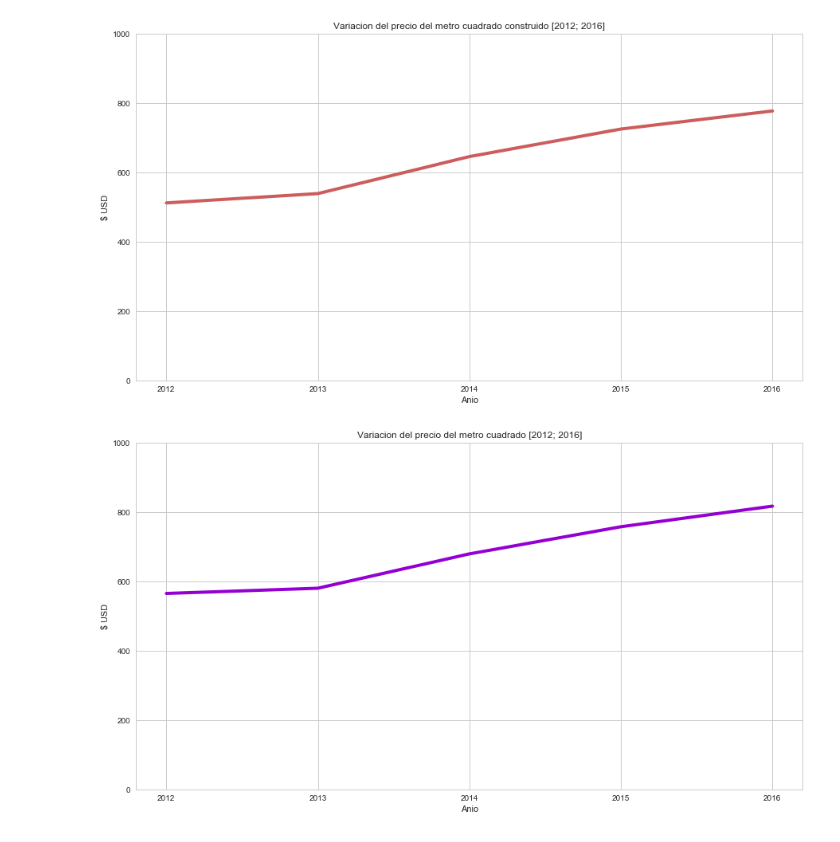
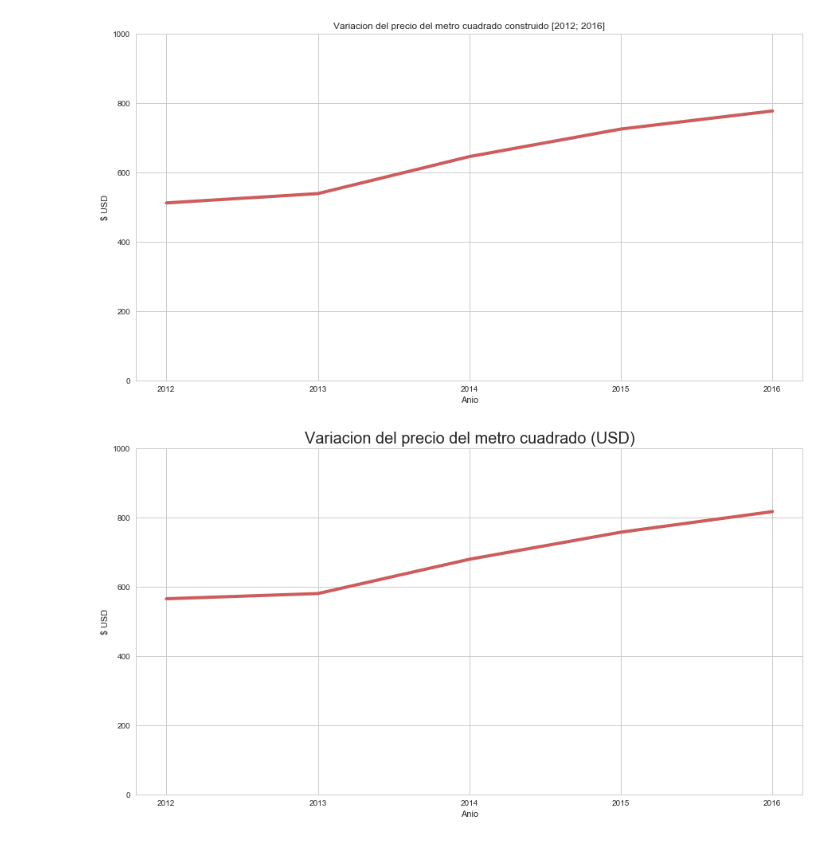
Before and after one commit to SergioCalvani/75.06-Datos-TP1-2019, a Jupyter notebook: Notebooks/AnalisisExploratorio.ipynb, the cells around one changed output. Saved outputs shown, nothing was run; the diff lists cells and outputs as text; code cells hidden in the pictures.

```diff
--- a/Notebooks/AnalisisExploratorio.ipynb
+++ b/Notebooks/AnalisisExploratorio.ipynb
@@ -183,18 +185,19 @@ plt.show()
 # %% [output]
 [figure]
 # %%
-#m2 total
-1 = [2012, 2013, 2014, 2015, 2016]
+#m2
+l = [2012, 2013, 2014, 2015, 2016]
 ax = preciom2_anio.plot(kind='line', y = ('precio m2 dolares', 'mean'), figsize=(15,8),\
-             title = "Variacion del precio del metro cuadrado [2012; 2016]",\
-             xticks=l, legend = False, color = 'darkviolet', lw = 4)
+             title = "Variacion del precio del metro cuadrado (USD)",\
+             xticks=l, legend = False, color = 'indianred', lw = 4)
 ax.set_ylabel('$ USD')
 ax.set_xlabel('Anio')
 ax.set_ylim([0,1000])
+ax.set_title("Variacion del precio del metro cuadrado (USD)",fontsize=20)
 
 plt.show()
 # %% [output]
-[figure, old version]
+[figure, new version]
 # %%
 #variacion anio por anio a ver si se ve algo interesante....
 preciom2_2012=preciom2[preciom2['Anio']==2012]
```
Also changed, not shown: parts of 11 cells of this notebook.
